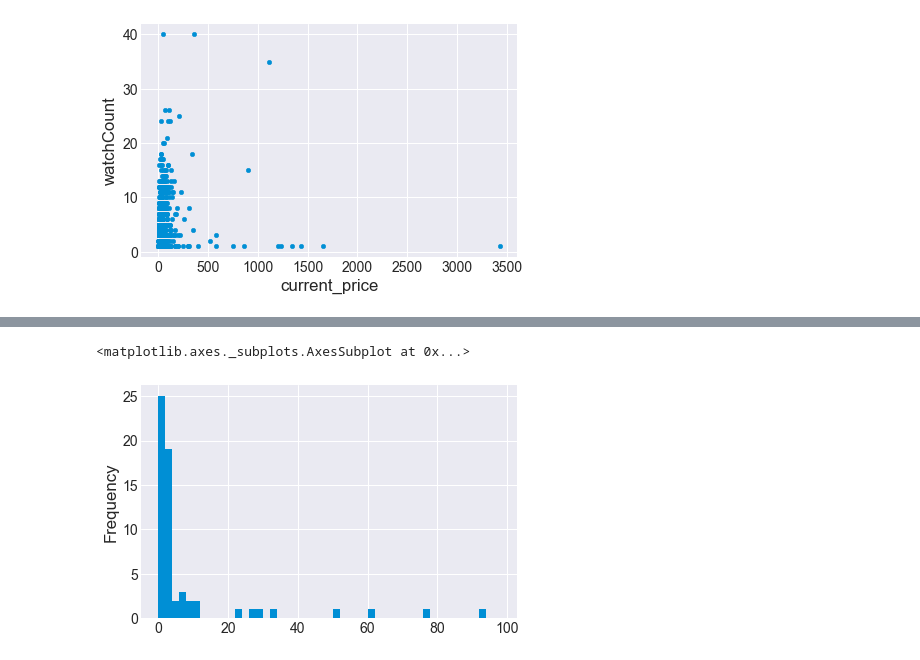
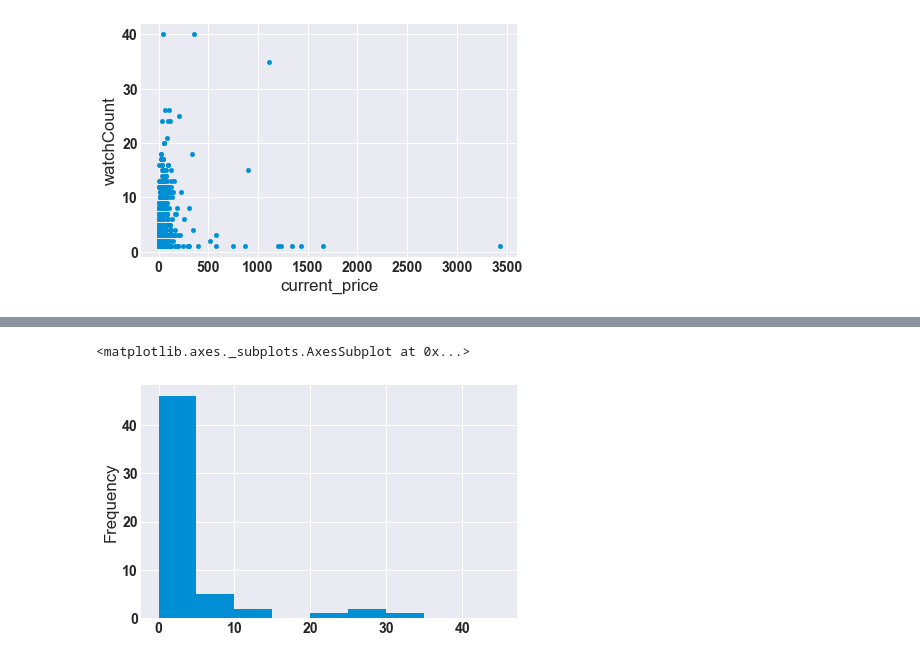
Before and after one commit to slevin886/Roman_Coin_Pricing, a Jupyter notebook: Roman_Coin_EDA .ipynb, the cells around one changed output, grey strips where cells are left out. Drawn from its saved outputs; the diff is of its cells as text; code cells hidden in the pictures.

```diff
--- a/Roman_Coin_EDA .ipynb
+++ b/Roman_Coin_EDA .ipynb
@@ -26,7 +27,7 @@ for val in active_sales['timeLeft']:
 active_sales['timeLeft'] = deltas
 # %%
 #merged dataframe
-df = pd.concat([active_sales, completed_sales], axis=0)
+df = pd.concat([active_sales, completed_sales], axis=0).reset_index(drop=True)
 # %%
 df.shape
 # %% [output]
@@ -102,5 +132,5 @@ plt.legend()
 # %%
-df['watchCount'].value_counts(dropna=False).plot(kind='hist', bins=np.arange(0, 100, 2))
+df['watchCount'].value_counts(dropna=False).plot(kind='hist', bins=np.arange(0, 50, 5))
 # %% [output]
 <matplotlib.axes._subplots.AxesSubplot at 0x...>
-[figure, old version]
+[figure, new version]
```
Also changed, not shown: parts of 17 cells of this notebook.
